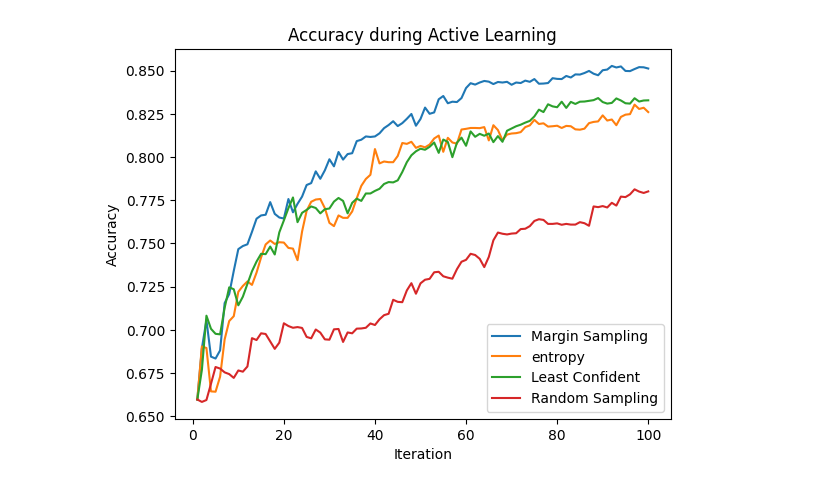
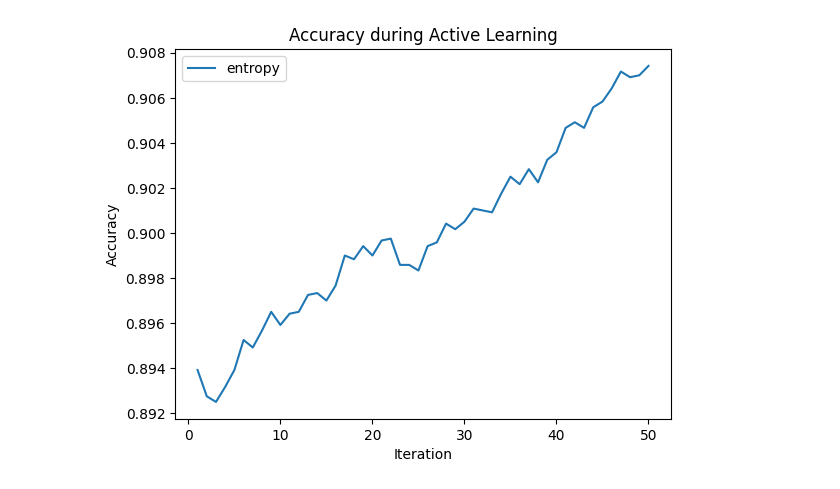
Before and after one commit to rishabh-mondal/active-learning, a Jupyter notebook: aL_mnist.ipynb, the cells around one changed output. Drawn from its saved outputs; the diff is of its cells as text; code cells hidden in the pictures.

```diff
--- a/aL_mnist.ipynb
+++ b/aL_mnist.ipynb
@@ -105,11 +194,15 @@ def active_learning(train_X, train_y, pool_X_train, pool_y_train, pool_X_test, y
     new_indices_list = []
     accuracy_iteration = []
 
-    for _ in range(num_iterations):
+    for iter in range(num_iterations):
         model = LogisticRegression(max_iter=10000)
         model.fit(train_X, train_y)
 
         pool_probabilities = model.predict_proba(pool_X_train)
+        # print(pool_probabilities)
+        if(iter==0):
+            print(pool_probabilities)
+        print(pool_probabilities.shape)
         acquisition_scores = acquisition_function(pool_probabilities)
 
         selected_indices = np.argsort(acquisition_scores)[-number_of_sample:]
@@ -157,5 +248,5 @@ accuracy_least_random,new_indices_list1 = active_learning(train_X,train_y,Pool_X
                                                                                                  number_of_sample=10)
 # %%
 accuracy_least_entropy,new_indices_list2 = active_learning(train_X,train_y,Pool_X, Pool_y, test_X, test_y, acquisition_function=entropy,
-                                                                                                 num_iterations=100,
-                                                                                                 number_of_sample=10)
+                                                                                                 num_iterations=50,
+                                                                                                 number_of_sample=50)
@@ -168,13 +277,13 @@ accuracy_confident,new_indices_list3 = active_learning(train_X,train_y,Pool_X, P
                                                                              num_iterations=100,
                                                                              number_of_sample=10)
 # %%
-plt.plot(range(1, len(accuracy_least_margin) + 1), accuracy_least_margin,label='Margin Sampling')
+# plt.plot(range(1, len(accuracy_least_margin) + 1), accuracy_least_margin,label='Margin Sampling')
 plt.plot(range(1, len(accuracy_least_entropy) + 1), accuracy_least_entropy, label='entropy')
-plt.plot(range(1, len(accuracy_confident) + 1), accuracy_confident,label='Least Confident')
-plt.plot(range(1, len(accuracy_least_random) + 1), accuracy_least_random,label='Random Sampling')
+# plt.plot(range(1, len(accuracy_confident) + 1), accuracy_confident,label='Least Confident')
+# plt.plot(range(1, len(accuracy_least_random) + 1), accuracy_least_random,label='Random Sampling')
 plt.xlabel('Iteration')
 plt.ylabel('Accuracy')
 plt.title('Accuracy during Active Learning')
 plt.legend();
 # %% [output]
-[figure, old version]
+[figure, new version]
```
Also changed, not shown: parts of 14 cells of this notebook, 3 other files.
